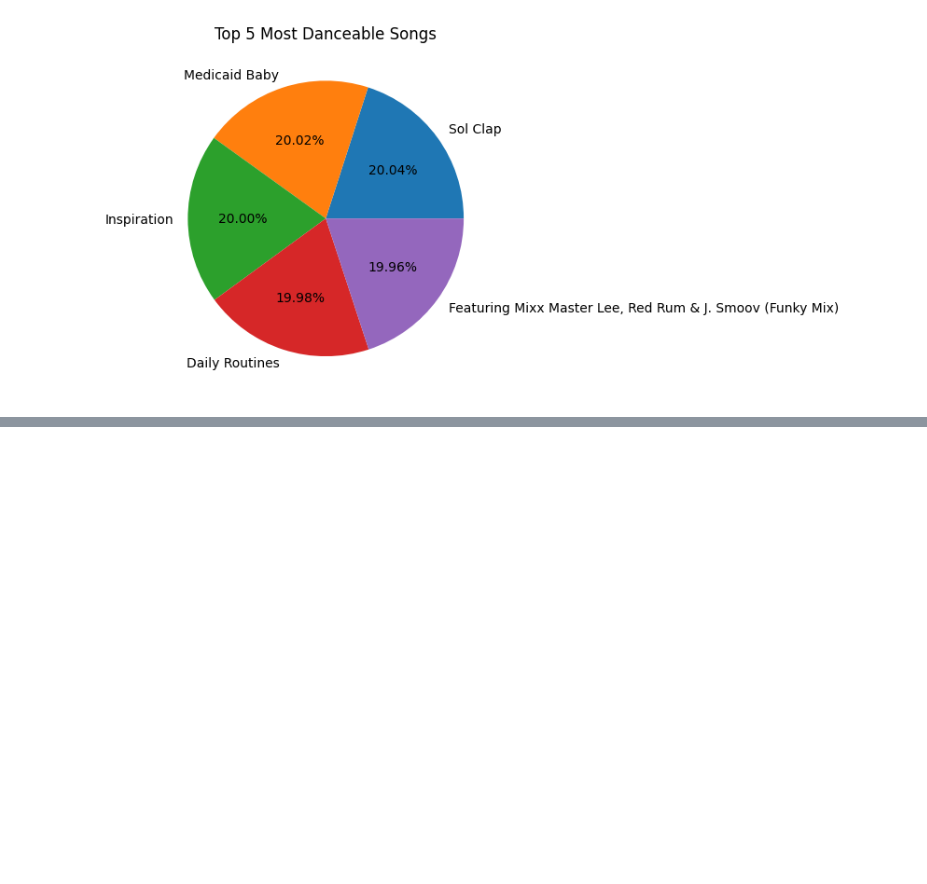
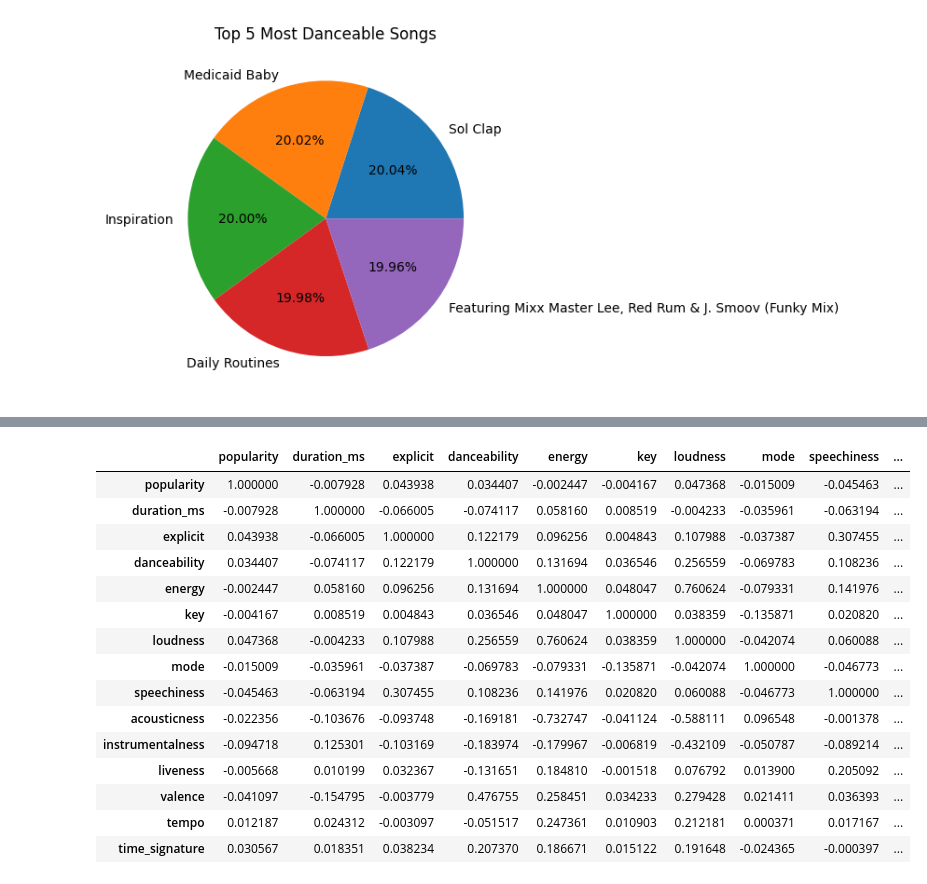
Before and after one commit to FacundoCardozo5/Nuevo-repo, a Jupyter notebook: notebooks/spoti.ipynb, the cells around one changed output, grey strips where cells are left out. Saved outputs shown, nothing was run; the diff lists cells and outputs as text; code cells hidden in the pictures; blank space fills up the shorter version.

```diff
--- a/notebooks/spoti.ipynb
+++ b/notebooks/spoti.ipynb
@@ -171,0 +186,20 @@ plt.show()
+# %%
+corr_table = df.corr(method="pearson", numeric_only=True)
+corr_table
+# %% [output]
+|  | popularity | duration_ms | explicit | danceability | energy | key | loudness | mode | speechiness | ... |
+| popularity | 1.000000 | -0.007928 | 0.043938 | 0.034407 | -0.002447 | -0.004167 | 0.047368 | -0.015009 | -0.045463 | ... |
+| duration_ms | -0.007928 | 1.000000 | -0.066005 | -0.074117 | 0.058160 | 0.008519 | -0.004233 | -0.035961 | -0.063194 | ... |
+| explicit | 0.043938 | -0.066005 | 1.000000 | 0.122179 | 0.096256 | 0.004843 | 0.107988 | -0.037387 | 0.307455 | ... |
+| danceability | 0.034407 | -0.074117 | 0.122179 | 1.000000 | 0.131694 | 0.036546 | 0.256559 | -0.069783 | 0.108236 | ... |
+| energy | -0.002447 | 0.058160 | 0.096256 | 0.131694 | 1.000000 | 0.048047 | 0.760624 | -0.079331 | 0.141976 | ... |
+| key | -0.004167 | 0.008519 | 0.004843 | 0.036546 | 0.048047 | 1.000000 | 0.038359 | -0.135871 | 0.020820 | ... |
+| loudness | 0.047368 | -0.004233 | 0.107988 | 0.256559 | 0.760624 | 0.038359 | 1.000000 | -0.042074 | 0.060088 | ... |
+| mode | -0.015009 | -0.035961 | -0.037387 | -0.069783 | -0.079331 | -0.135871 | -0.042074 | 1.000000 | -0.046773 | ... |
+| speechiness | -0.045463 | -0.063194 | 0.307455 | 0.108236 | 0.141976 | 0.020820 | 0.060088 | -0.046773 | 1.000000 | ... |
+| acousticness | -0.022356 | -0.103676 | -0.093748 | -0.169181 | -0.732747 | -0.041124 | -0.588111 | 0.096548 | -0.001378 | ... |
+| instrumentalness | -0.094718 | 0.125301 | -0.103169 | -0.183974 | -0.179967 | -0.006819 | -0.432109 | -0.050787 | -0.089214 | ... |
+| liveness | -0.005668 | 0.010199 | 0.032367 | -0.131651 | 0.184810 | -0.001518 | 0.076792 | 0.013900 | 0.205092 | ... |
+| valence | -0.041097 | -0.154795 | -0.003779 | 0.476755 | 0.258451 | 0.034233 | 0.279428 | 0.021411 | 0.036393 | ... |
+| tempo | 0.012187 | 0.024312 | -0.003097 | -0.051517 | 0.247361 | 0.010903 | 0.212181 | 0.000371 | 0.017167 | ... |
+| time_signature | 0.030567 | 0.018351 | 0.038234 | 0.207370 | 0.186671 | 0.015122 | 0.191648 | -0.024365 | -0.000397 | ... |
```
Also changed, not shown: parts of 2 cells of this notebook.
